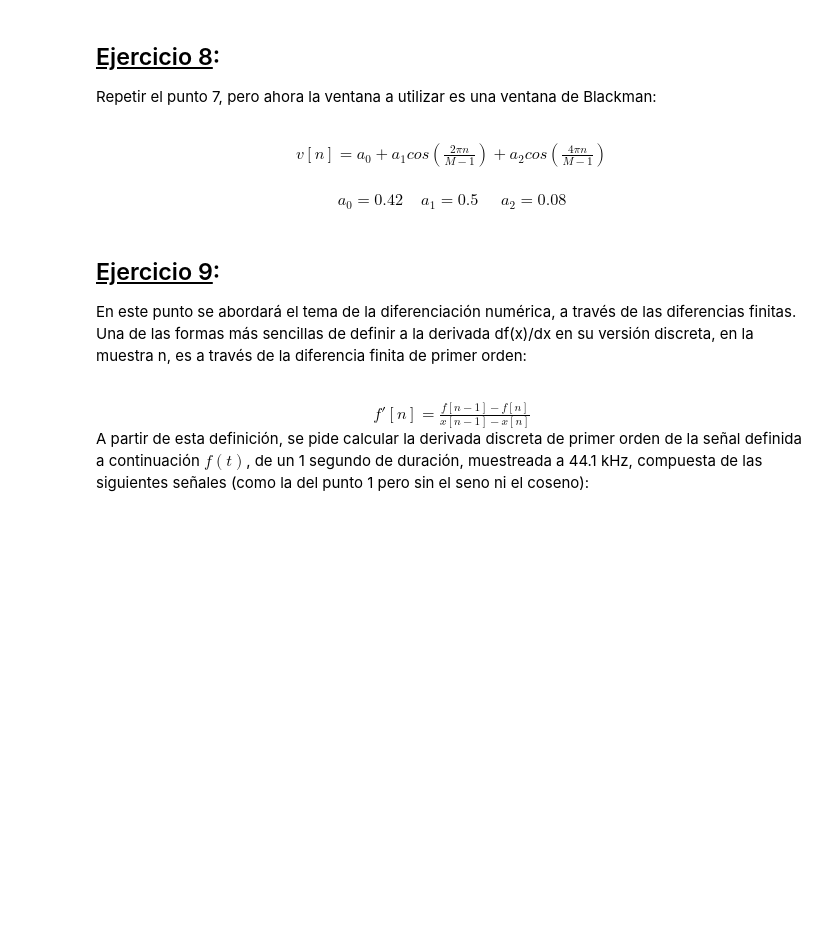
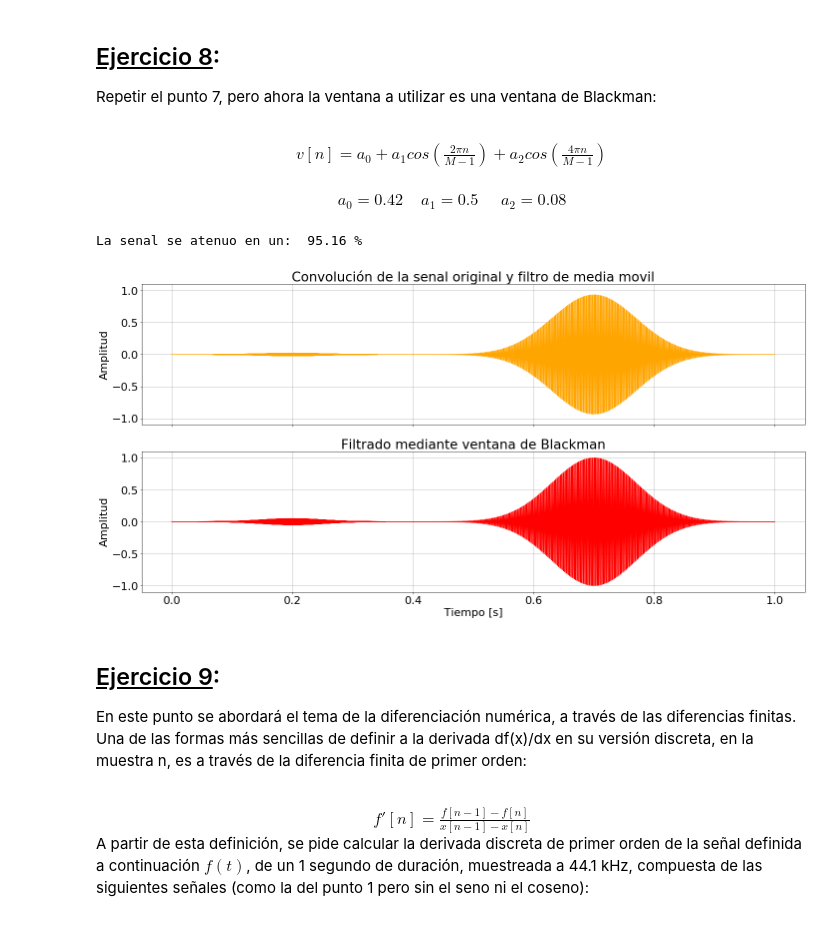
Before and after one commit to reborafs/dsp-untref, a Jupyter notebook: notebook/TP1.ipynb, the cells around one changed output. Drawn from its saved outputs; the diff is of its cells as text; code cells hidden in the pictures; blank space fills up the shorter version.

```diff
--- a/notebook/TP1.ipynb
+++ b/notebook/TP1.ipynb
@@ -529,6 +554,28 @@ Repetir el punto 7, pero ahora la ventana a utilizar es una ventana de Blackman:
 $v[n] = a_0 + a_1 cos(\frac{2 \pi n}{M - 1})+ a_2 cos(\frac{4 \pi n}{M - 1})$ <br><br>
 $a_0 = 0.42 \;\;\;\; a_1 = 0.5 \;\;\;\;\; a_2 = 0.08$
 <center>
+# %%
+y_blackman= blackmanfilt(y, window_len)
+
+plt.rcParams.update({'font.size': 22})
+fig, axs = plt.subplots(2, 1, sharex=True, sharey=True, figsize=[20, 10])
+axs[0].plot(vector_t, yconv_filter_mediamovil[:-17], color='orange')
+axs[0].set_title('Convolución de la senal original y filtro de media movil')
+axs[1].plot(vector_t, y_blackman[:-17], color='red')
+axs[1].set_title('Filtrado mediante ventana de Blackman')
+
+fig.tight_layout()
+axs.flat[0].set(ylabel='Amplitud')
+axs.flat[1].set(ylabel='Amplitud', xlabel='Tiempo [s]')
+
+for ax in axs.flat:
+    ax.grid()
+
+
+print('La senal se atenuo en un: ',round(100*((max(y[:20000])-max(y_blackman[:20000]))/max(y[:20000])),2),"%")
+# %% [output]
+La senal se atenuo en un:  95.16 %
+[figure, added]
 # %% [markdown]
 ## <u>Ejercicio 9</u>:
 En este punto se abordará el tema de la diferenciación numérica, a través de las diferencias finitas. Una de las formas más sencillas de definir a la derivada df(x)/dx en su versión discreta, en la muestra n, es a través de la diferencia finita de primer orden:<br><br>
```
Also changed, not shown: parts of 12 cells of this notebook, 3 other files.
